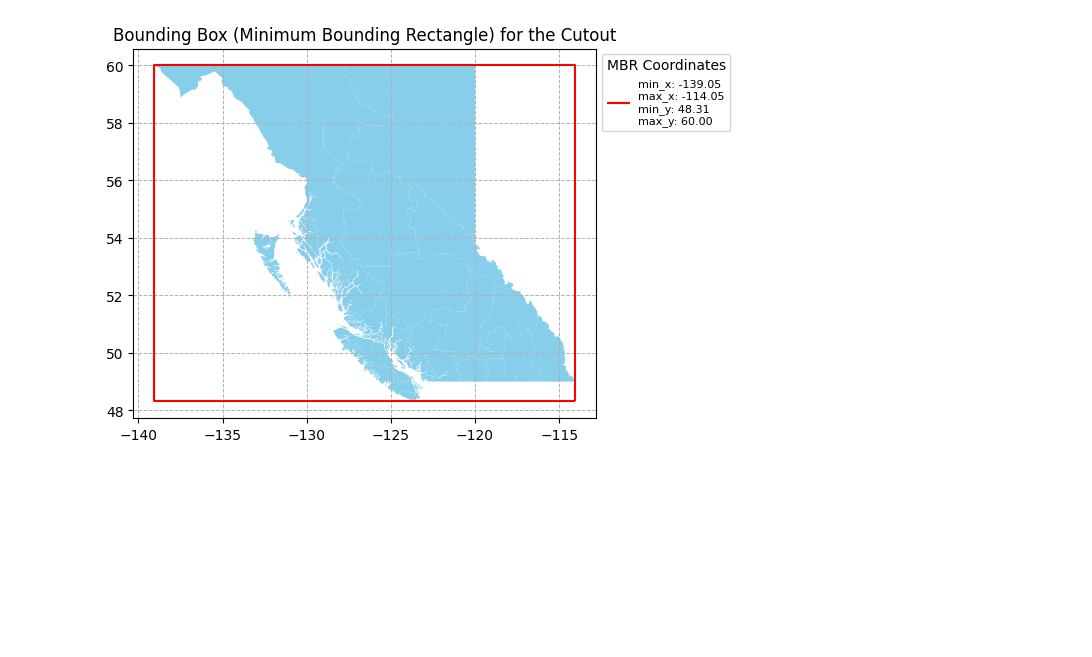
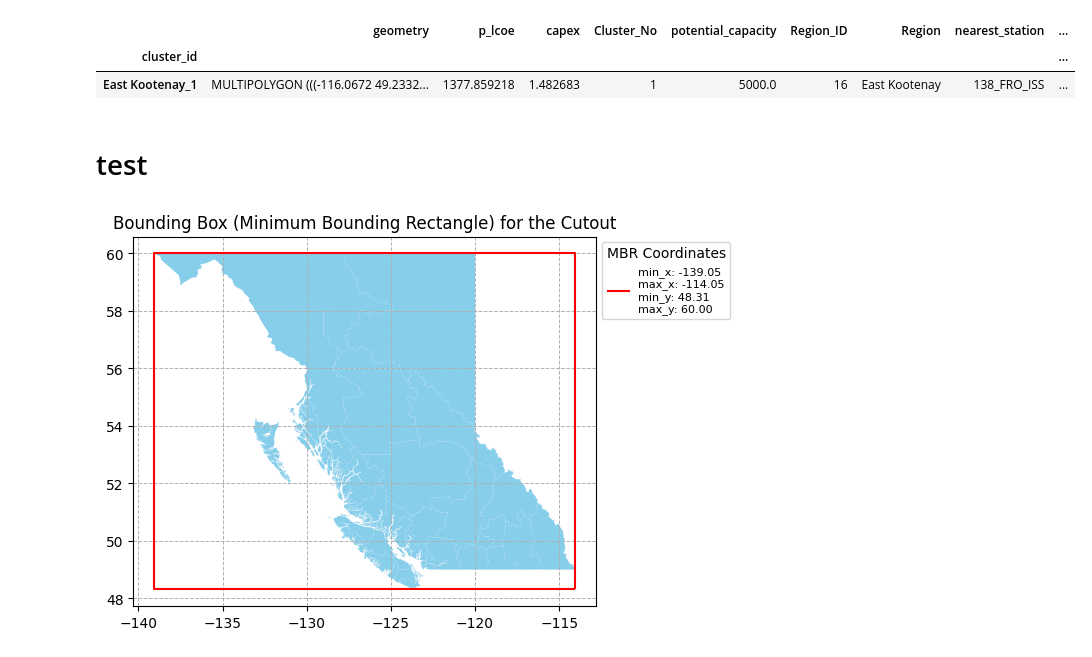
Before and after one commit to DeltaE/RESource, a Jupyter notebook: playground.ipynb, the cells around one changed output. Cells and saved outputs as stored; diff of their text form; code cells hidden in the pictures; blank space fills up the shorter version.

```diff
--- a/playground.ipynb
+++ b/playground.ipynb
@@ -7,5 +8,22 @@ import os
 # %%
 config=utils.load_config('config/config_linking_tool.yml')
+# %%
+solar_sites=pd.read_pickle('results/linking/Solar_Top_Sites_Clustered.pkl')
+wind_sites=pd.read_pickle('results/linking/Wind_Top_Sites_Clustered.pkl')
+# %%
+wind_sites['clews_investment_capacity_MW']=wind_sites['potential_capacity']/5
+solar_sites['clews_investment_capacity_MW']=solar_sites['potential_capacity']/5
+
+solar_sites.to_pickle('results/linking/Solar_Top_Sites_Clustered.pkl')
+wind_sites.to_pickle('results/linking/Wind_Top_Sites_Clustered.pkl')
+# %%
+solar_sites
+# %% [output]
+|  | geometry | p_lcoe | capex | Cluster_No | potential_capacity | Region_ID | Region | nearest_station | ... |
+| cluster_id |  |  |  |  |  |  |  |  | ... |
+| East Kootenay_1 | MULTIPOLYGON (((-116.0672 49.2332... | 1377.859218 | 1.482683 | 1 | 5000.0 | 16 | East Kootenay | 138_FRO_ISS | ... |
+# %% [markdown]
+# test
 # %%
 province_gadm_regions_gdf=gpd.read_file('data/downloaded_data/GADM/BC_gadm_regions.geojson')
 current_region=config['regional_info']['region_1']
```
Also changed, not shown: parts of 1 cell of this notebook, 10 other files.
